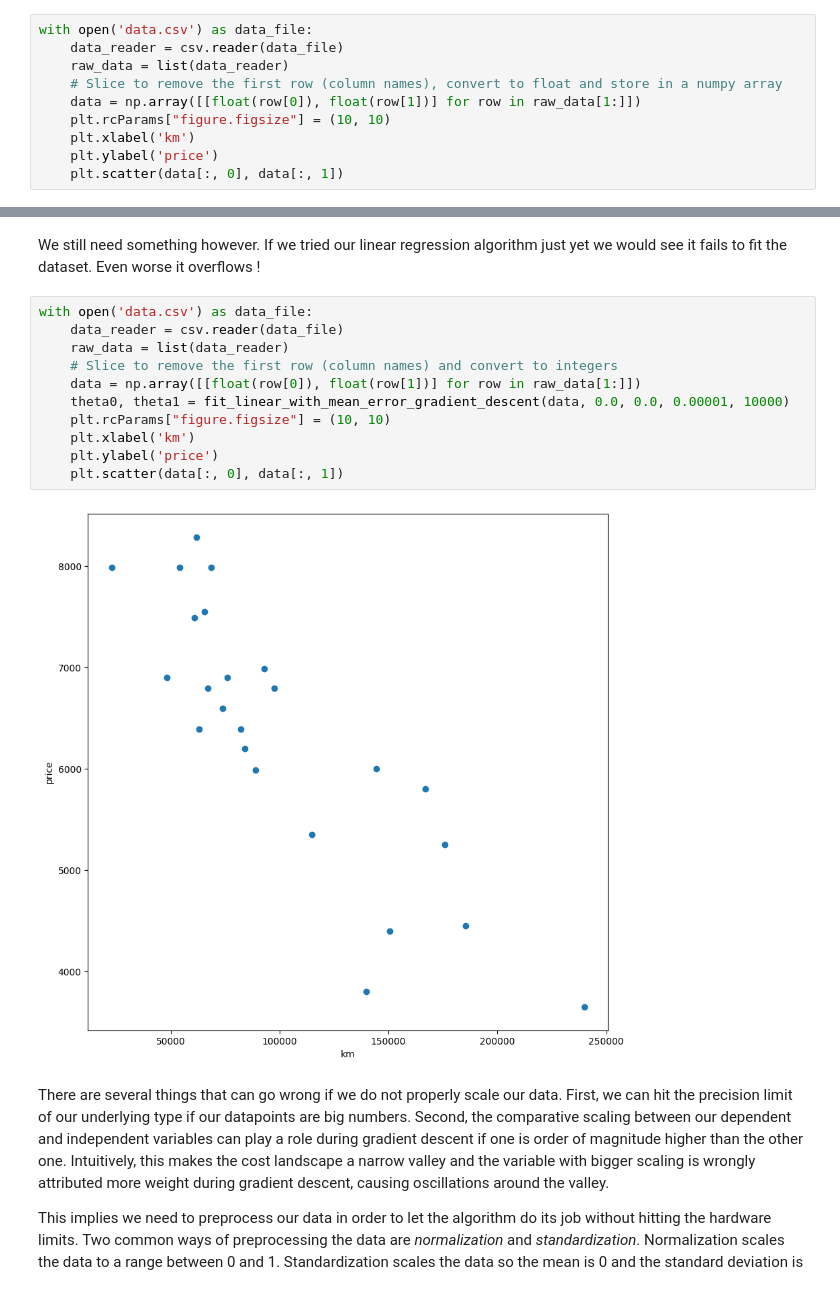
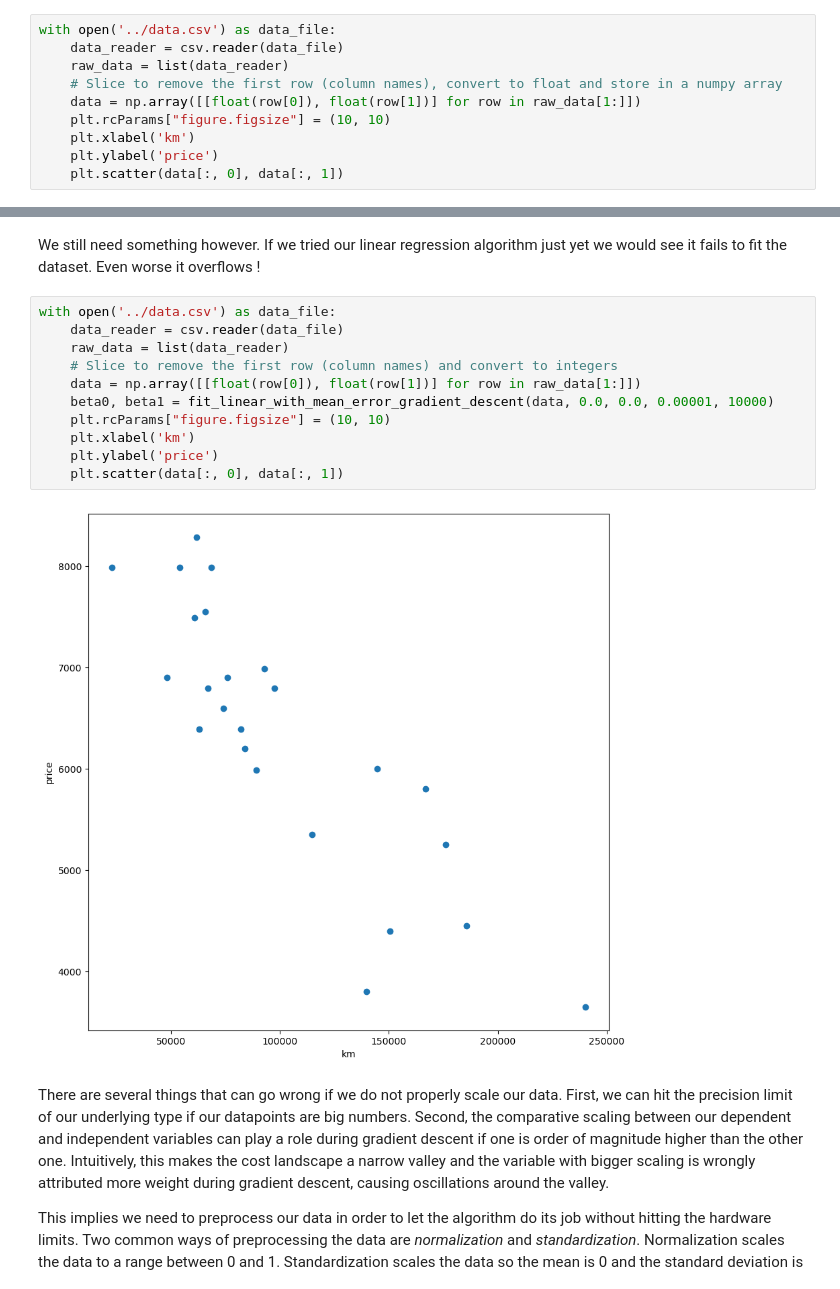
Before and after one commit to valentinlageard/ft_linear_regression, a Jupyter notebook: notebooks/simple_linear_regression.ipynb, the cells around one changed output, grey strips where cells are left out. Cells and saved outputs as stored; diff of their text form.

```diff
--- a/notebooks/simple_linear_regression.ipynb
+++ b/notebooks/simple_linear_regression.ipynb
@@ -8,7 +8,7 @@ import numpy as np
 import matplotlib.pyplot as plt
 import csv
 # %%
-with open('data.csv') as data_file:
+with open('../data.csv') as data_file:
     data_reader = csv.reader(data_file)
     raw_data = list(data_reader)
     # Slice to remove the first row (column names), convert to float and store in a numpy array
@@ -106,18 +106,18 @@ def fit_linear_with_mean_error_gradient_descent(datapoints, beta0, beta1, learni
 # %% [markdown]
 We still need something however. If we tried our linear regression algorithm just yet we would see it fails to fit the dataset. Even worse it overflows !
 # %%
-with open('data.csv') as data_file:
+with open('../data.csv') as data_file:
     data_reader = csv.reader(data_file)
     raw_data = list(data_reader)
     # Slice to remove the first row (column names) and convert to integers
     data = np.array([[float(row[0]), float(row[1])] for row in raw_data[1:]])
-    theta0, theta1 = fit_linear_with_mean_error_gradient_descent(data, 0.0, 0.0, 0.00001, 10000)
+    beta0, beta1 = fit_linear_with_mean_error_gradient_descent(data, 0.0, 0.0, 0.00001, 10000)
     plt.rcParams["figure.figsize"] = (10, 10)
     plt.xlabel('km')
     plt.ylabel('price')
     plt.scatter(data[:, 0], data[:, 1])
 # %% [output]
-[figure, old version]
+[figure, new version]
 # %% [markdown]
 There are several things that can go wrong if we do not properly scale our data. First, we can hit the precision limit of our underlying type if our datapoints are big numbers. Second, the comparative scaling between our dependent and independent variables can play a role during gradient descent if one is order of magnitude higher than the other one. Intuitively, this makes the cost landscape a narrow valley and the variable with bigger scaling is wrongly attributed more weight during gradient descent, causing oscillations around the valley.
 
```
Also changed, not shown: parts of 7 cells of this notebook, 6 other files.
